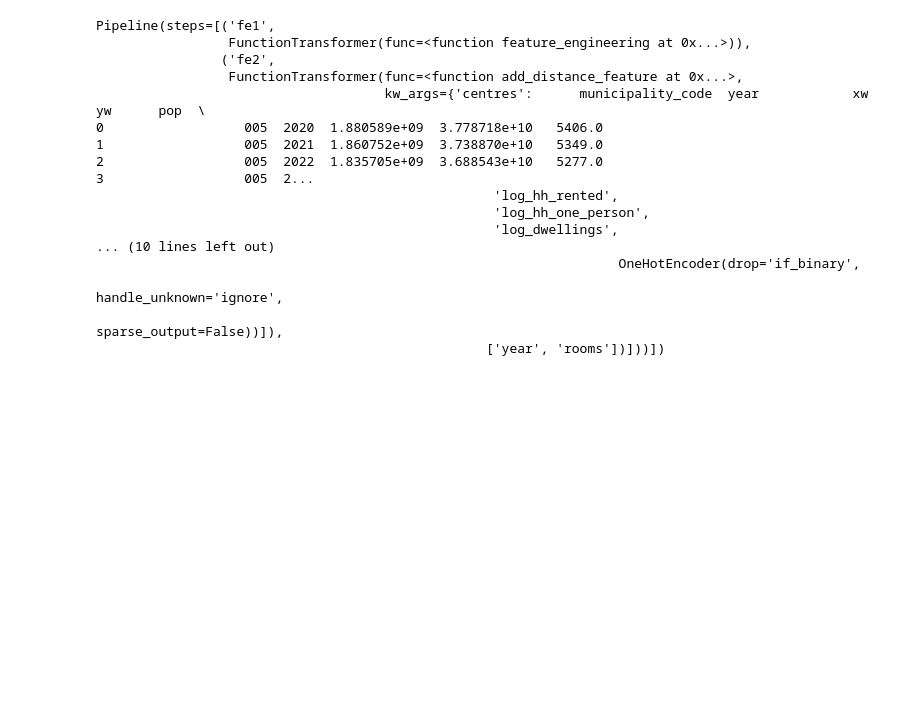
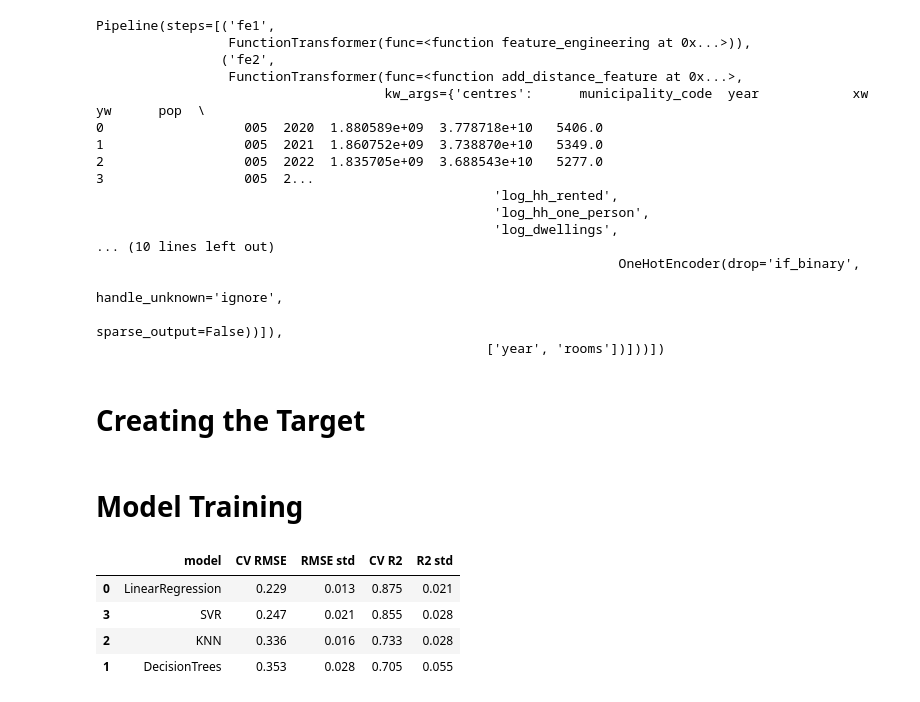
Before and after one commit to Amila-codes/housing-affordability-fi, a Jupyter notebook: notebooks/Capstone.ipynb, the cells around one changed output. Cells and saved outputs as stored; diff of their text form; code cells hidden in the pictures; blank space fills up the shorter version.

Commit message:
Initial model training

```diff
--- a/notebooks/Capstone.ipynb
+++ b/notebooks/Capstone.ipynb
@@ -1546,3 +1554,53 @@ Pipeline(steps=[('fe1',
                                                                                  handle_unknown='ignore',
                                                                                  sparse_output=False))]),
                                                   ['year', 'rooms'])]))])
+# %% [markdown]
+# Creating the Target
+# %%
+def log_target (df):
+  df = df.copy()
+
+  df = np.log1p(df)
+  return df
+
+log_y_train = log_target(y_train)
+log_y_test = log_target(y_test)
+# %% [markdown]
+# Model Training
+# %%
+def reg_pipeline(model):
+    return Pipeline([("prep", preprocessor), ("model", model)])
+
+
+regressors = {
+    "LinearRegression": LinearRegression(),
+    "DecisionTrees":     DecisionTreeRegressor(max_depth=3),
+    "KNN": KNeighborsRegressor(n_neighbors=3),
+    "SVR": SVR(C=1.0)
+}
+
+# Group by postal code
+groups = train_data["postal_code"]
+gcv = GroupKFold(n_splits=5)
+
+scoring = {"rmse": "neg_root_mean_squared_error", "r2": "r2"}
+
+rows = []
+for name, model in regressors.items():
+    res = cross_validate(reg_pipeline(model), X_train, log_y_train, groups=groups, cv=gcv, scoring=scoring)
+    rows.append({
+        "model": name,
+        "CV RMSE": -res["test_rmse"].mean(),
+        "RMSE std": res["test_rmse"].std(),
+        "CV R2": res["test_r2"].mean(),
+        "R2 std": res["test_r2"].std(),
+    })
+
+reg_cv = pd.DataFrame(rows).sort_values("CV RMSE")
+reg_cv.round(3)
+# %% [output]
+|  | model | CV RMSE | RMSE std | CV R2 | R2 std |
+| 0 | LinearRegression | 0.229 | 0.013 | 0.875 | 0.021 |
+| 3 | SVR | 0.247 | 0.021 | 0.855 | 0.028 |
+| 2 | KNN | 0.336 | 0.016 | 0.733 | 0.028 |
+| 1 | DecisionTrees | 0.353 | 0.028 | 0.705 | 0.055 |
```
Also changed, not shown: parts of 1 cell of this notebook.
